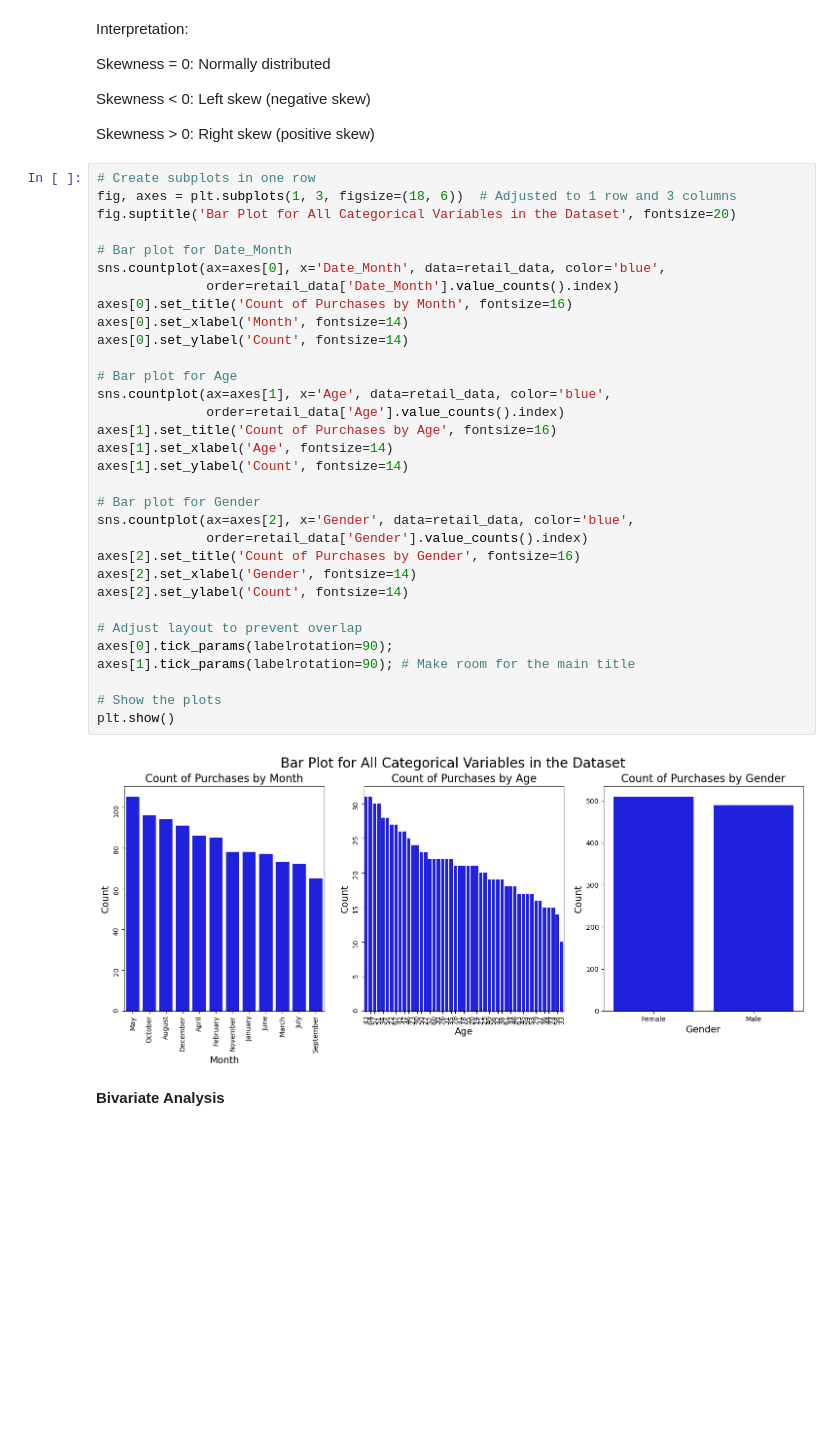
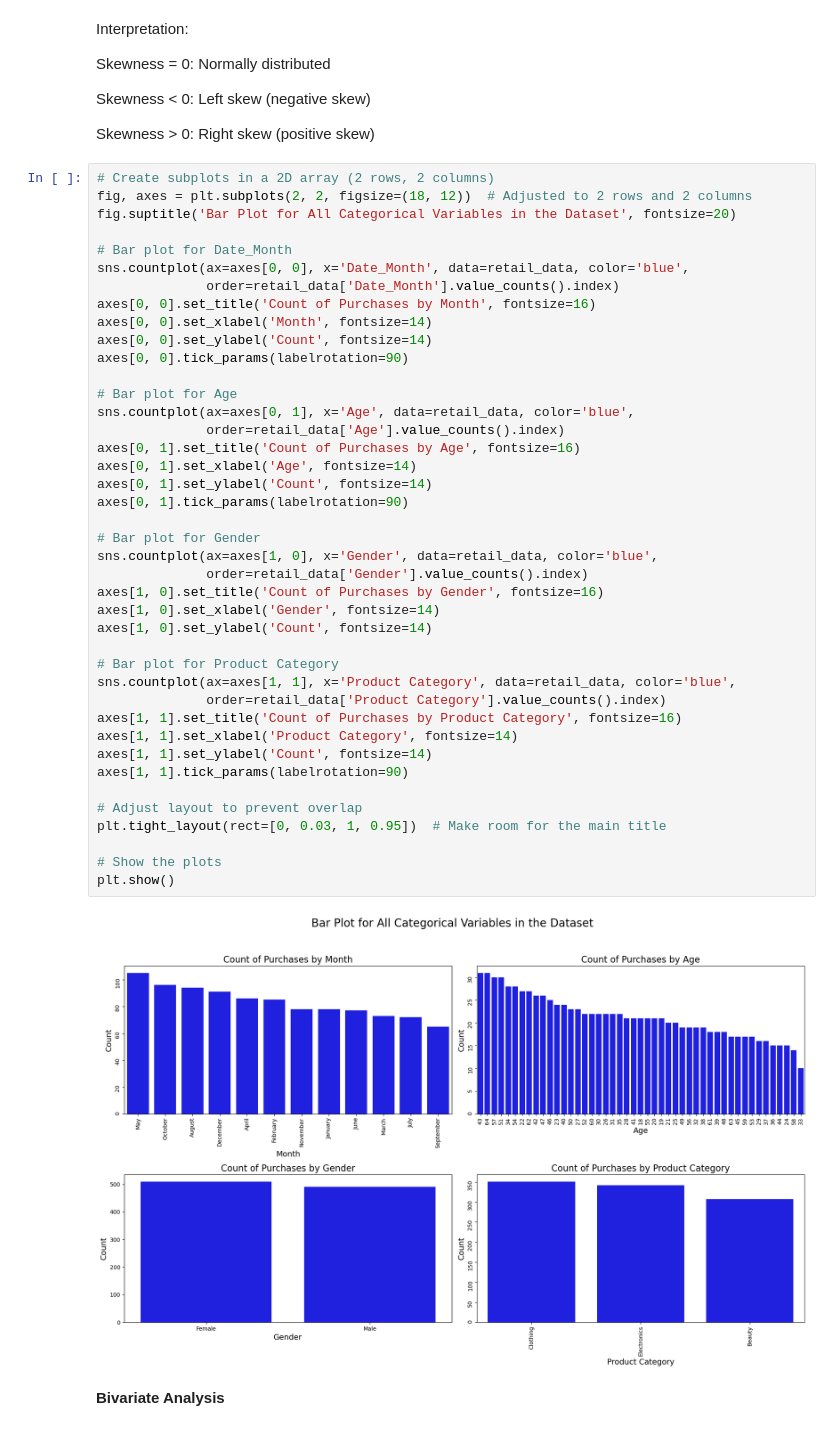
Before and after one commit to Team9DSI/Retail-Sales-and-Customer-Demographics, a Jupyter notebook: data/processed/EDA_Srujana.ipynb, the cells around one changed output. Cells and saved outputs as stored; diff of their text form; blank space fills up the shorter version.

```diff
--- a/data/processed/EDA_Srujana.ipynb
+++ b/data/processed/EDA_Srujana.ipynb
@@ -190,39 +190,48 @@ Skewness < 0: Left skew (negative skew)
 
 Skewness > 0: Right skew (positive skew)
 # %%
-# Create subplots in one row
-fig, axes = plt.subplots(1, 3, figsize=(18, 6))  # Adjusted to 1 row and 3 columns
+# Create subplots in a 2D array (2 rows, 2 columns)
+fig, axes = plt.subplots(2, 2, figsize=(18, 12))  # Adjusted to 2 rows and 2 columns
 fig.suptitle('Bar Plot for All Categorical Variables in the Dataset', fontsize=20)
 
 # Bar plot for Date_Month
-sns.countplot(ax=axes[0], x='Date_Month', data=retail_data, color='blue',
+sns.countplot(ax=axes[0, 0], x='Date_Month', data=retail_data, color='blue',
               order=retail_data['Date_Month'].value_counts().index)
-axes[0].set_title('Count of Purchases by Month', fontsize=16)
-axes[0].set_xlabel('Month', fontsize=14)
-axes[0].set_ylabel('Count', fontsize=14)
+axes[0, 0].set_title('Count of Purchases by Month', fontsize=16)
+axes[0, 0].set_xlabel('Month', fontsize=14)
+axes[0, 0].set_ylabel('Count', fontsize=14)
+axes[0, 0].tick_params(labelrotation=90)
 
 # Bar plot for Age
-sns.countplot(ax=axes[1], x='Age', data=retail_data, color='blue',
+sns.countplot(ax=axes[0, 1], x='Age', data=retail_data, color='blue',
               order=retail_data['Age'].value_counts().index)
-axes[1].set_title('Count of Purchases by Age', fontsize=16)
-axes[1].set_xlabel('Age', fontsize=14)
-axes[1].set_ylabel('Count', fontsize=14)
+axes[0, 1].set_title('Count of Purchases by Age', fontsize=16)
+axes[0, 1].set_xlabel('Age', fontsize=14)
+axes[0, 1].set_ylabel('Count', fontsize=14)
+axes[0, 1].tick_params(labelrotation=90)
 
 # Bar plot for Gender
-sns.countplot(ax=axes[2], x='Gender', data=retail_data, color='blue',
+sns.countplot(ax=axes[1, 0], x='Gender', data=retail_data, color='blue',
               order=retail_data['Gender'].value_counts().index)
-axes[2].set_title('Count of Purchases by Gender', fontsize=16)
-axes[2].set_xlabel('Gender', fontsize=14)
-axes[2].set_ylabel('Count', fontsize=14)
+axes[1, 0].set_title('Count of Purchases by Gender', fontsize=16)
+axes[1, 0].set_xlabel('Gender', fontsize=14)
+axes[1, 0].set_ylabel('Count', fontsize=14)
+
+# Bar plot for Product Category
+sns.countplot(ax=axes[1, 1], x='Product Category', data=retail_data, color='blue',
+              order=retail_data['Product Category'].value_counts().index)
+axes[1, 1].set_title('Count of Purchases by Product Category', fontsize=16)
+axes[1, 1].set_xlabel('Product Category', fontsize=14)
+axes[1, 1].set_ylabel('Count', fontsize=14)
+axes[1, 1].tick_params(labelrotation=90)
 
 # Adjust layout to prevent overlap
-axes[0].tick_params(labelrotation=90);
-axes[1].tick_params(labelrotation=90); # Make room for the main title
+plt.tight_layout(rect=[0, 0.03, 1, 0.95])  # Make room for the main title
 
 # Show the plots
 plt.show()
 # %% [output]
-[figure, old version]
+[figure, new version]
 # %% [markdown]
 **Bivariate Analysis**
 # %%
```
Also changed, not shown: parts of 1 cell of this notebook.
